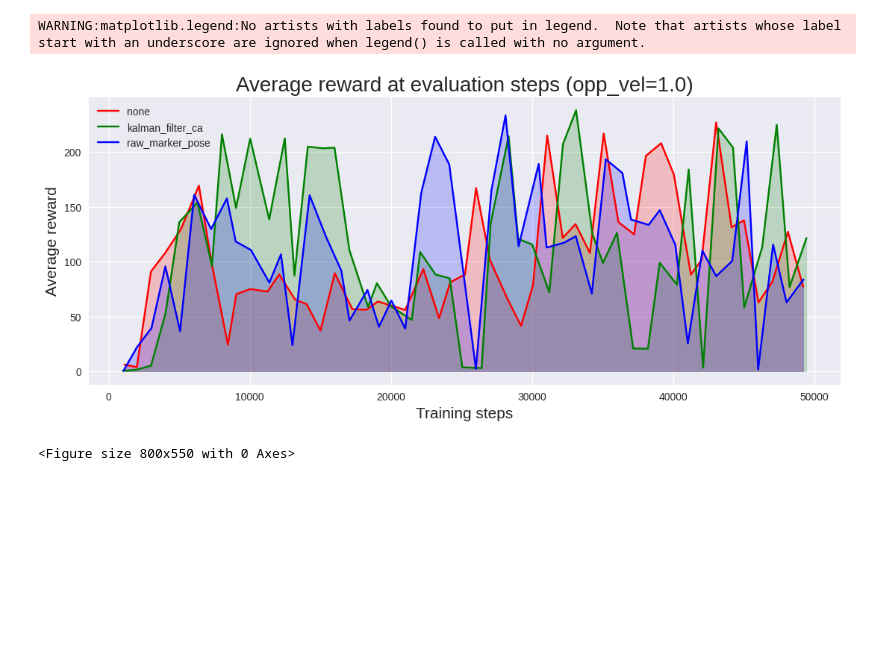
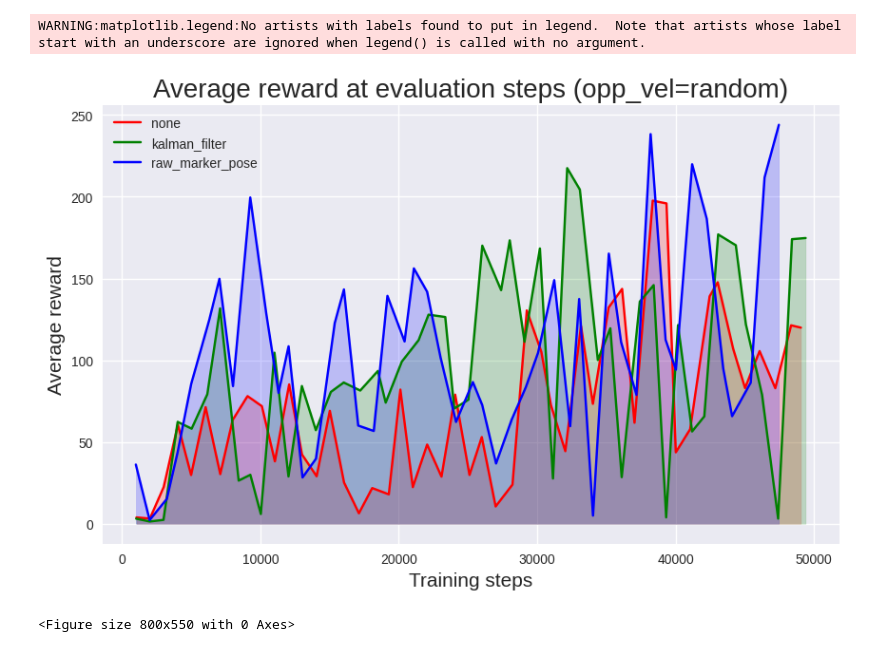
Before and after one commit to ShungFei/autonomous_f1tenth, a Jupyter notebook: src/perception/perception/scripts/plot_rl_results.ipynb, the cells around one changed output. Drawn from its saved outputs; the diff is of its cells as text; code cells hidden in the pictures; blank space fills up the shorter version.

```diff
--- a/src/perception/perception/scripts/plot_rl_results.ipynb
+++ b/src/perception/perception/scripts/plot_rl_results.ipynb
@@ -10,12 +10,12 @@ import matplotlib.pyplot as plt
 import seaborn as sns
 from cares_reinforcement_learning.util import plotter
 # %%
-dir_list = ['SAC-CarBeat-24_10_12_23:18:59 (none) (opp_vel=1)',
-            'SAC-CarBeat-24_10_12_23:18:35 (kalman_filter_ca) (opp_vel=1)',
-            'SAC-CarBeat-24_10_13_01:54:06 (raw_marker_pose) (opp_vel=1)']
-# dir_list = ['SAC-CarBeat-24_10_13_10:59:43 (none) (opp_vel=random)',
-#             'SAC-CarBeat-24_10_13_11:10:54 (kalman_filter) (opp_vel=random)',
-#             'SAC-CarBeat-24_10_13_02:13:32 (raw_marker_pose) (opp_vel=random)']
+# dir_list = ['SAC-CarBeat-24_10_12_23:18:59 (none) (opp_vel=1)',
+#             'SAC-CarBeat-24_10_12_23:18:35 (kalman_filter_ca) (opp_vel=1)',
+#             'SAC-CarBeat-24_10_13_01:54:06 (raw_marker_pose) (opp_vel=1)']
+dir_list = ['SAC-CarBeat-24_10_13_10:59:43 (none) (opp_vel=random)',
+            'SAC-CarBeat-24_10_13_11:10:54 (kalman_filter) (opp_vel=random)',
+            'SAC-CarBeat-24_10_13_02:13:32 (raw_marker_pose) (opp_vel=random)']
 # %%
 # Load eval.csv from each directory
 dfs = {}
@@ -159,33 +159,33 @@ def plot_eval_same_figure(
             data=eval_plot_frame,
             x=eval_plot_frame["total_steps"],
             y=metric,
             label=dir.split(" (")[1].strip(")"),
             errorbar=None,
             color=colors[count]
         )
 
         # Completely fill the area under the curve
         plt.fill_between(
             eval_plot_frame["total_steps"],
             eval_plot_frame[metric],
             color=colors[count],
             alpha=0.2
         )
 
         count += 1
 
     if display:
         plt.show()
     plt.savefig(f"{directory}/figures/{filename}.png")
 
-plt.figure(figsize=(13, 5))
+plt.figure(figsize=(10, 6))
 
 plot_eval_same_figure(
     f"Average reward at evaluation steps (opp_vel={dir_list[0].split('opp_vel=')[1].strip(')')})",
     os.path.join(training_logs_dir, 'generated_plots'),
     f"eval-same-figure",
 )
 # %% [output]
 WARNING:matplotlib.legend:No artists with labels found to put in legend.  Note that artists whose label start with an underscore are ignored when legend() is called with no argument.
-[figure, old version]
+[figure, new version]
 <Figure size 800x550 with 0 Axes>
```
Also changed, not shown: parts of 3 cells of this notebook.
